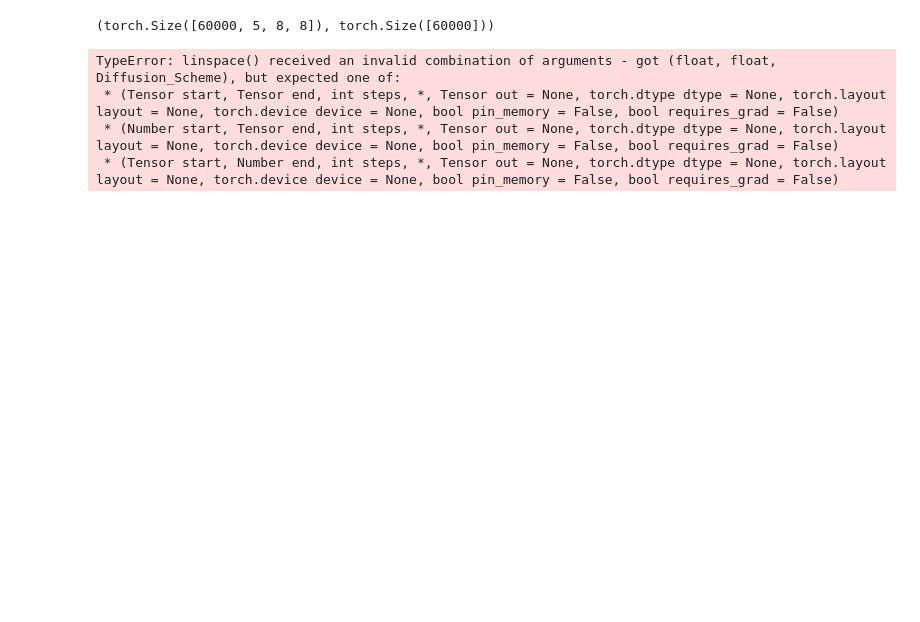
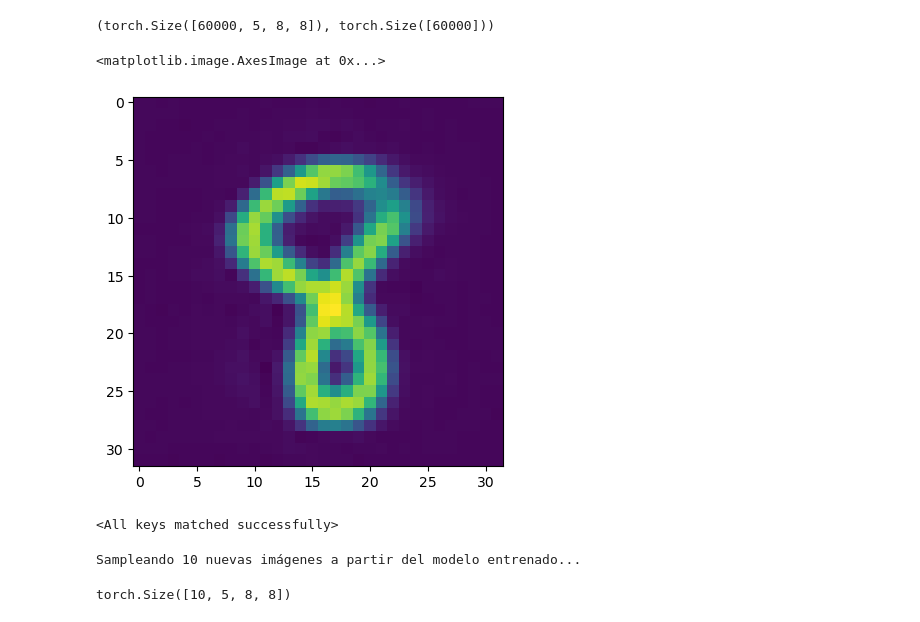
Before and after one commit to azcarriqui77/diffusion_models, a Jupyter notebook: ldp/prueba.ipynb, the cells around one changed output. Cells and saved outputs as stored; diff of their text form; code cells hidden in the pictures; blank space fills up the shorter version.

```diff
--- a/ldp/prueba.ipynb
+++ b/ldp/prueba.ipynb
@@ -60,3 +60,10 @@ model.train()
 model = VAE_train(model, dataloader, optimizer, epochs=epochs)
 # %%
 torch.save(model.state_dict(), 'VAE_MNIST.pth')
+# %%
+model = VAE(image_channels=1, down_channels=[32, 64, 128], mid_channels=[128, 128],
+            down_sample=[True, True], attn_down=[False, False], norm_channels=32,
+            num_heads=16,num_down_layers=1, num_mid_layers=1, num_up_layers=1, latent_channels=5).to(device)
+
+state_dict = torch.load('VAE_MNIST.pth')
+model.load_state_dict(state_dict)
@@ -120,12 +129,19 @@ latent_mnist_dataset = LatentDataset(latent_images, labels)
 from torch.utils.data import DataLoader, Subset
 
 # Filtrar los índices de las muestras que pertenecen a la clase del 1
-indices_clase_1 = [i for i, (img, label) in enumerate(latent_mnist_dataset) if label == 1]
+indices_clase_8 = [i for i, (img, label) in enumerate(latent_mnist_dataset) if label == 8]
 
 # Crear un dataset con solo esos ejemplos (usando Subset)
-latent_dataset_clase_1 = Subset(latent_mnist_dataset, indices_clase_1)
+latent_dataset_clase_8 = Subset(latent_mnist_dataset, indices_clase_8)
 
-latent_dataloader = DataLoader(latent_dataset_clase_1, batch_size=32, shuffle=True)
+latent_dataloader = DataLoader(latent_dataset_clase_8, batch_size=32, shuffle=True)
+# %%
+x_bar = model.decoder(latent_dataloader.dataset[0][0].unsqueeze(0))
+
+plt.imshow(x_bar[0].permute(1, 2, 0).cpu().detach().numpy())
+# %% [output]
+<matplotlib.image.AxesImage at 0x...>
+[figure, added]
 # %%
 unet = Unet(image_channels = latent_images.shape[1], down_channels = [128, 256, 256, 256], mid_channels = [256, 256], time_emb_dim = 256,
             down_sample = [False, False, False], num_down_layers = 2, num_mid_layers = 2, num_up_layers = 2,
@@ -135,22 +151,19 @@ mse = nn.MSELoss()
 diffusion = Diffusion_Scheme(image_size = latent_images.shape[2], device = device, timesteps = 1000, beta1 = 0.0015, betaT = 0.0195, beta_scheme = "linear")
 
 for epoch in range(epochs):
-    prog_bar = tqdm(dataloader)
+    prog_bar = tqdm(latent_dataloader)
     unet.train()
+    loss_mean = 0.0
     for count, (images, _) in enumerate(prog_bar):
         images = images.to(device)
         t = diffusion.sample_timesteps(images.shape[0]).to(device)
         x_t, noise = diffusion.noise_images(images, t)
         predicted_noise = unet(x_t, t)
         loss = mse(noise, predicted_noise)
+        loss_mean += loss.item()
 
         optimizer.zero_grad()
         loss.backward()
         optimizer.step()
 
-        prog_bar.set_postfix(MSE = loss.item())
+        prog_bar.set_postfix(MSE = loss_mean / (count+1))
-# %% [output]
-TypeError: linspace() received an invalid combination of arguments - got (float, float, Diffusion_Scheme), but expected one of:
- * (Tensor start, Tensor end, int steps, *, Tensor out = None, torch.dtype dtype = None, torch.layout layout = None, torch.device device = None, bool pin_memory = False, bool requires_grad = False)
- * (Number start, Tensor end, int steps, *, Tensor out = None, torch.dtype dtype = None, torch.layout layout = None, torch.device device = None, bool pin_memory = False, bool requires_grad = False)
- * (Tensor start, Number end, int steps, *, Tensor out = None, torch.dtype dtype = None, torch.layout layout = None, torch.device device = None, bool pin_memory = False, bool requires_grad = False)
@@ -175,3 +172,22 @@ z = sample_latent(diffusion_model, latent_dim, T)
+# %%
+diffusion = Diffusion_Scheme(image_size = latent_images.shape[2], device = device, timesteps = 1000, beta1 = 0.0015, betaT = 0.0195, beta_scheme = "linear")
+
+unet = Unet(image_channels = latent_images.shape[1], down_channels = [128, 256, 256, 256], mid_channels = [256, 256], time_emb_dim = 256,
+            down_sample = [False, False, False], num_down_layers = 2, num_mid_layers = 2, num_up_layers = 2,
+            attn_down = [True, True, True], norm_channels = 32, num_heads = 16, conv_out_channels = 128).to(device)
+
+state_dict = torch.load('UNet_MNIST.pth')
+unet.load_state_dict(state_dict)
+# %% [output]
+<All keys matched successfully>
+# %%
+# Generar una imagen en el espacio latente a partir de ruido aleatorio
+z = diffusion.sampling(model = unet, num_channels = latent_images.shape[1], n = 10)
+
+print(z.shape)
+# %% [output]
+Sampleando 10 nuevas imágenes a partir del modelo entrenado...
+torch.Size([10, 5, 8, 8])
 # %%
 import matplotlib.pyplot as plt
 
```
Also changed, not shown: parts of 7 cells of this notebook, 4 other files.
